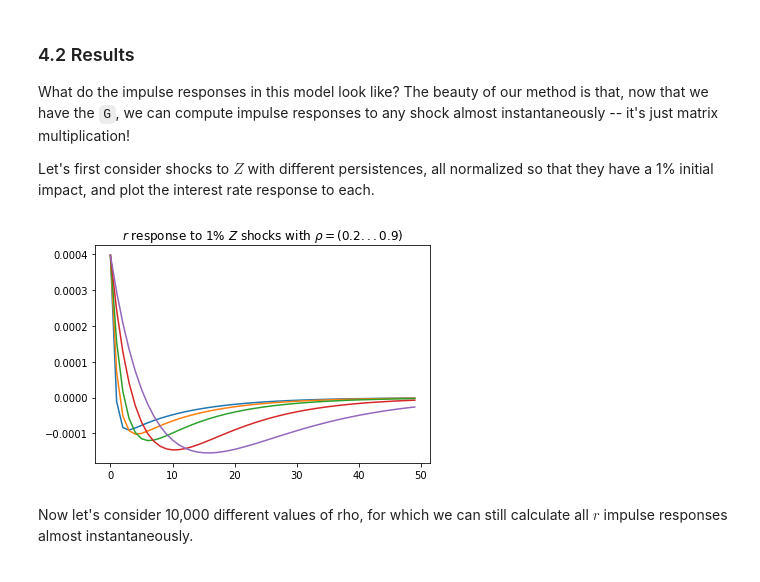
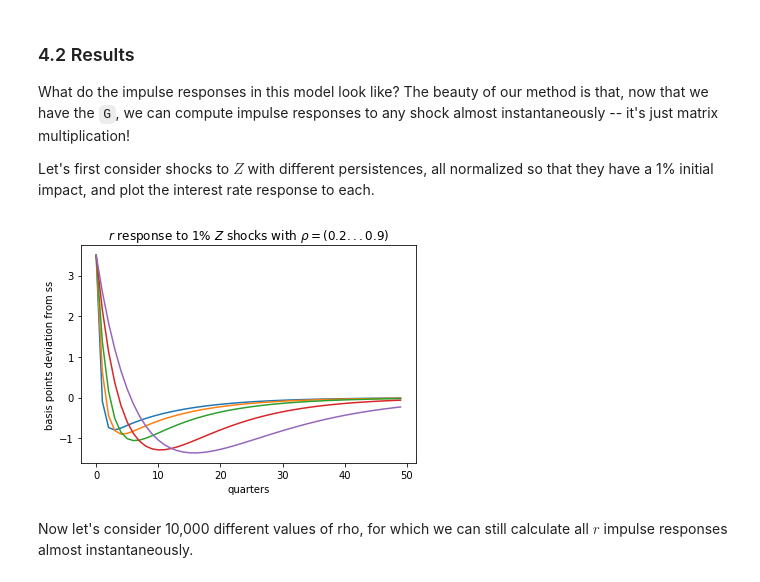
Before and after one commit to shade-econ/sequence-jacobian, a Jupyter notebook: krusell_smith.ipynb, the cells around one changed output. Cells and saved outputs as stored; diff of their text form; code cells hidden in the pictures.

```diff
--- a/krusell_smith.ipynb
+++ b/krusell_smith.ipynb
@@ -88,7 +86,7 @@ def backward_iterate(Va_p, Pi_p, a_grid, e_grid, r, w, beta, eis):
     Pi_p     : array (S*S), Markov matrix for skills tomorrow
     a_grid   : array (A), asset grid
     e_grid   : array (A), skill grid
-    r        : scalar, ex-post interest rate
+    r        : scalar, ex-post real interest rate
     w        : scalar, wage
     beta     : scalar, discount rate today
     eis      : scalar, elasticity of intertemporal substitution
@@ -122,7 +126,26 @@ Although additional efficiency gains would be possible here (for instance, by up
 Our default values depart slightly from the canonical Krusell-Smith calibration, mainly by assuming a 7-state income process and a lower capital share. More risk increases the precautionary savings motive, while less capital limits the ability to self-insure. These changes lead to higher MPCs and less RA-like behavior.
 # %%
 def ks_ss(lb=0.98, ub=0.999, r=0.01, eis=1, delta=0.025, alpha=0.11, rho=0.966, sigma=0.5, nS=7, nA=500, amax=20):
-    """Solve steady state of full GE model. Calibrate beta to hit target for interest rate."""
+    """Solve steady state of full GE model. Calibrate beta to hit target for interest rate.
+
+    Parameters
+    ----------
+    lb    : scalar, lower bound of interval bracketing beta
+    ub    : scalar, upper bound of interval bracketing beta
+    r     : scalar, real interest rate
+    eis   : scalar, elasticity of intertemporal substitution
+    delta : scalar, depreciation rate
+    alpha : scalar, capital share
+    rho   : scalar, autocorrelation of income process
+    sigma : scalar, cross-sectional sd of log income
+    nS    : int, number of income gridpoints
+    nA    : int, number of capital gridpoints
+    amax  : scalar, upper bound of capital grid
+
+    Returns
+    ----------
+    ss : dict, steady state values
+    """
     # set up grid
     a_grid = utils.agrid(amax=amax, n=nA)
     e_grid, pi_s, Pi = utils.markov_rouwenhorst(rho=rho, sigma=sigma, N=nS)
@@ -367,13 +392,15 @@ What do the impulse responses in this model look like? The beauty of our method
 Let's first consider shocks to $Z$ with different persistences, all normalized so that they have a 1% initial impact, and plot the interest rate response to each.
 # %%
 rhos = np.array([0.2, 0.4, 0.6, 0.8, 0.9])
-dZ = 0.01*rhos**(np.arange(T)[:, np.newaxis]) # get T*5 matrix of dZ
+dZ = 0.01*ss['Z']*rhos**(np.arange(T)[:, np.newaxis]) # get T*5 matrix of dZ
 dr = G['r'] @ dZ
-plt.plot(dr[:50, :])
+plt.plot(10000*dr[:50, :])
 plt.title(r'$r$ response to 1% $Z$ shocks with $\rho=(0.2 ... 0.9)$')
+plt.ylabel(r'basis points deviation from ss')
+plt.xlabel(r'quarters')
 plt.show()
 # %% [output]
-[figure, old version]
+[figure, new version]
 # %% [markdown]
 Now let's consider 10,000 different values of rho, for which we can still calculate all $r$ impulse responses almost instantaneously.
 # %%
```
Also changed, not shown: parts of 25 cells of this notebook, 2 other files.
